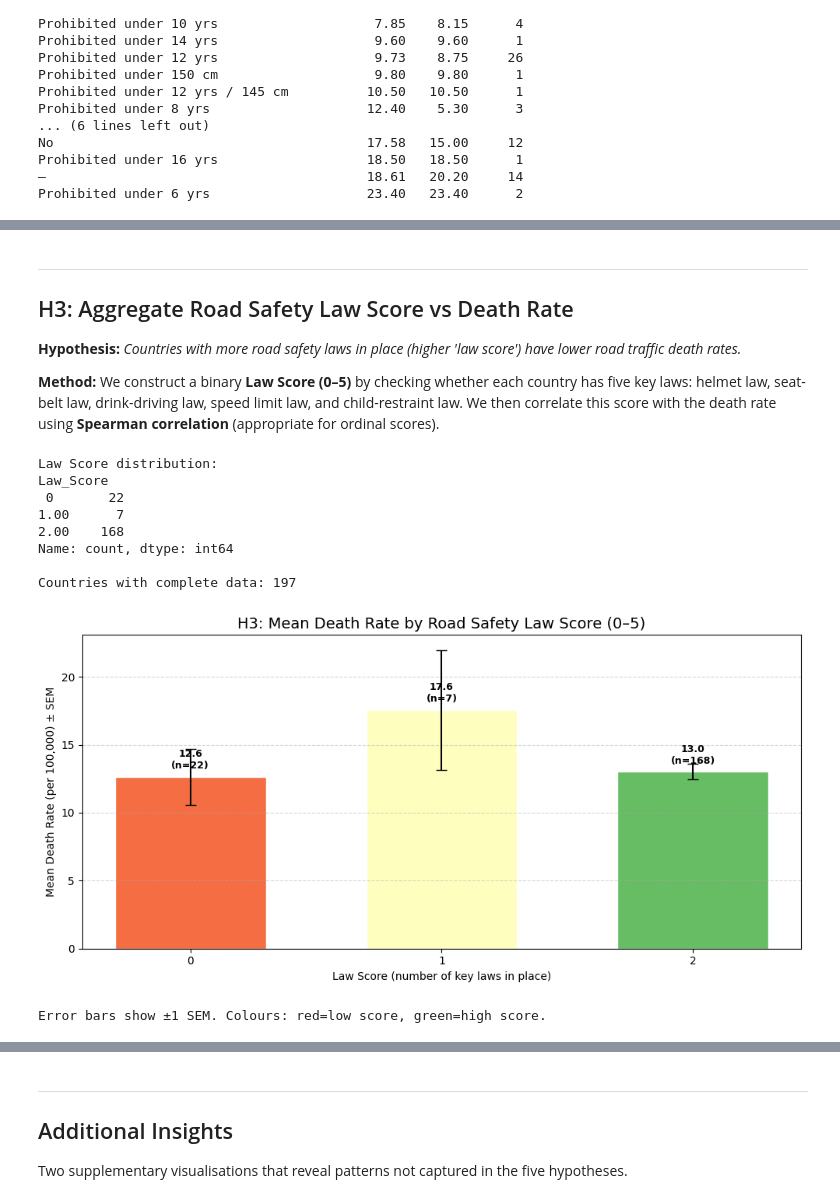
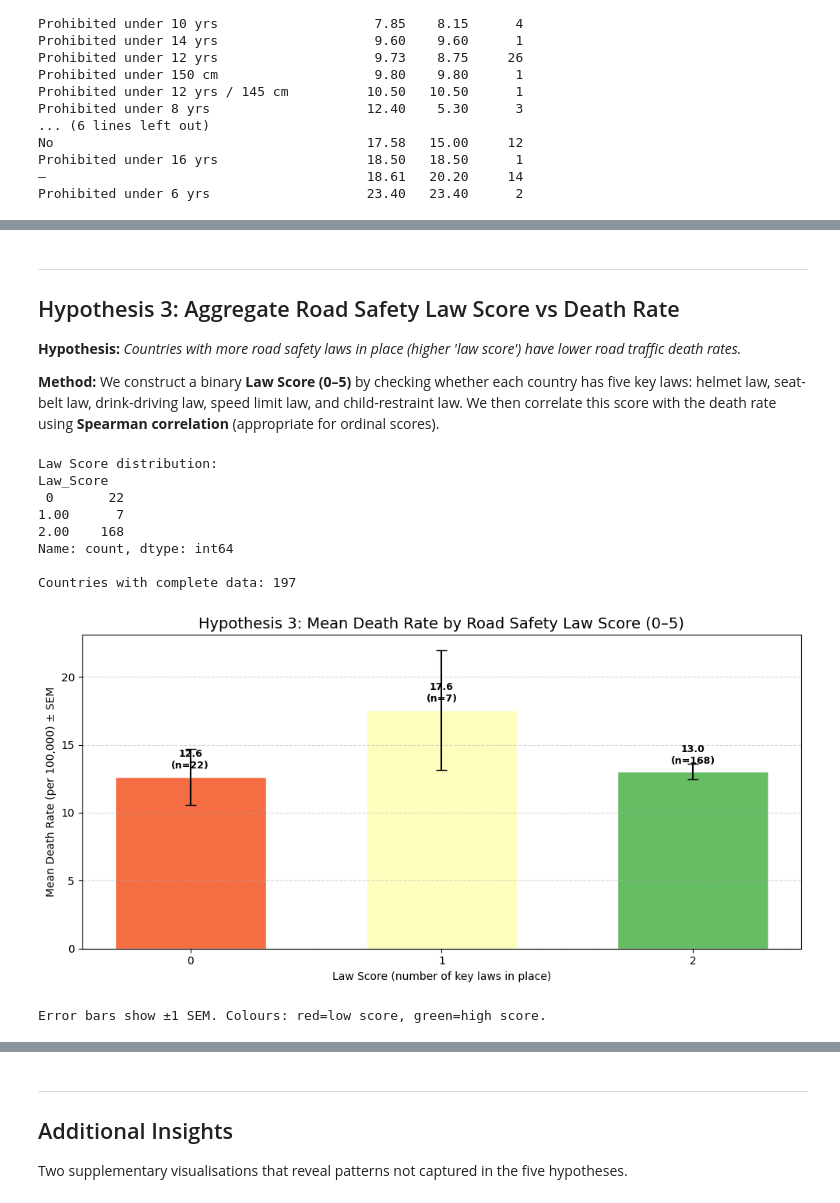
Before and after one commit to meshva-cj21/Data_Science_Writting_AS, a Jupyter notebook: Road_Safety_Analysis .ipynb, the cells around one changed output, grey strips where cells are left out. Cells and saved outputs as stored; diff of their text form; code cells hidden in the pictures.

```diff
--- a/Road_Safety_Analysis.ipynb
+++ b/Road_Safety_Analysis .ipynb
@@ -487,7 +485,7 @@ Countries that mandate helmet use for all motorcycle occupants tend to have sign
 > **Critical insight:** The presence of a helmet law does not guarantee its enforcement. For example, India has a national helmet law, yet compliance in many regions remains below 50%. In other words, **policy does not equal enforcement**. The WHO dataset records whether a law exists, but not how effectively it is implemented. As a result, the actual impact of properly enforced helmet laws is likely stronger than what is observed in this analysis.
 # %% [markdown]
 ---
-## H3: Aggregate Road Safety Law Score vs Death Rate
+## Hypothesis 3: Aggregate Road Safety Law Score vs Death Rate
 
 **Hypothesis:** *Countries with more road safety laws in place (higher 'law score') have lower road traffic death rates.*
 
@@ -539,29 +537,29 @@ Countries with complete data: 197
 # %%
 # Grouped bar chart: mean death rate per law score
 df_s = df_score.dropna(subset=['Death_Rate','Law_Score']).copy()
 df_s['Law_Score'] = df_s['Law_Score'].astype(int)
 
 bar_data = df_s.groupby('Law_Score')['Death_Rate'].agg(['mean','sem','count']).reset_index()
 bar_data.columns = ['Law_Score','Mean','SEM','N']
 
 fig, ax = plt.subplots(figsize=(10, 5))
 colors = plt.cm.RdYlGn(np.linspace(0.2, 0.8, len(bar_data)))
 bars = ax.bar(bar_data['Law_Score'].astype(str), bar_data['Mean'],
               yerr=bar_data['SEM'], capsize=5,
               color=colors, edgecolor='white', width=0.6)
 
 for bar, row in zip(bars, bar_data.itertuples()):
     ax.text(bar.get_x()+bar.get_width()/2, row.Mean+0.6,
             f'{row.Mean:.1f}\n(n={row.N})', ha='center', fontsize=9, fontweight='bold')
 
-ax.set_title('H3: Mean Death Rate by Road Safety Law Score (0–5)', fontsize=14)
+ax.set_title('Hypothesis 3: Mean Death Rate by Road Safety Law Score (0–5)', fontsize=14)
 ax.set_xlabel('Law Score (number of key laws in place)')
 ax.set_ylabel('Mean Death Rate (per 100,000) ± SEM')
 ax.grid(axis='y', ls='--', alpha=0.5)
 plt.tight_layout(); plt.show()
 print('Error bars show ±1 SEM. Colours: red=low score, green=high score.')
 # %% [output]
-[figure, old version]
+[figure, new version]
 Error bars show ±1 SEM. Colours: red=low score, green=high score.
 # %%
 # OLS scatter with trendline + country labels
```
Also changed, not shown: parts of 20 cells of this notebook, 1 other file.
